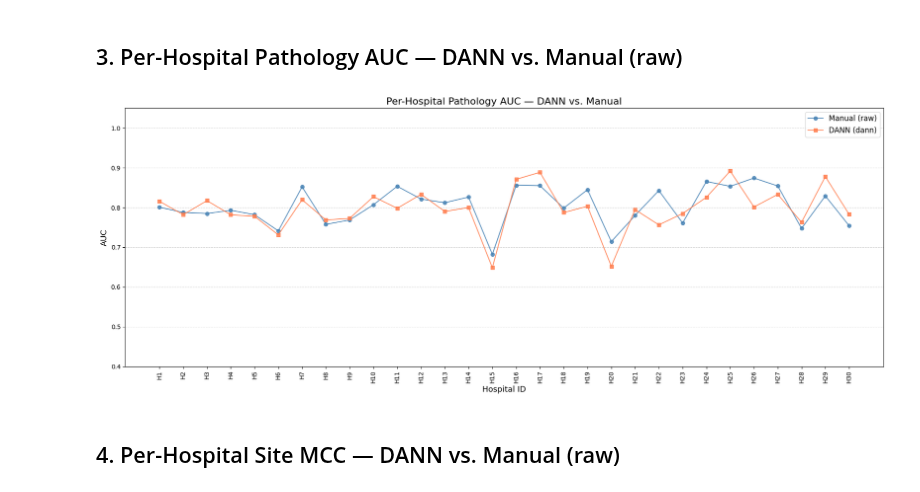
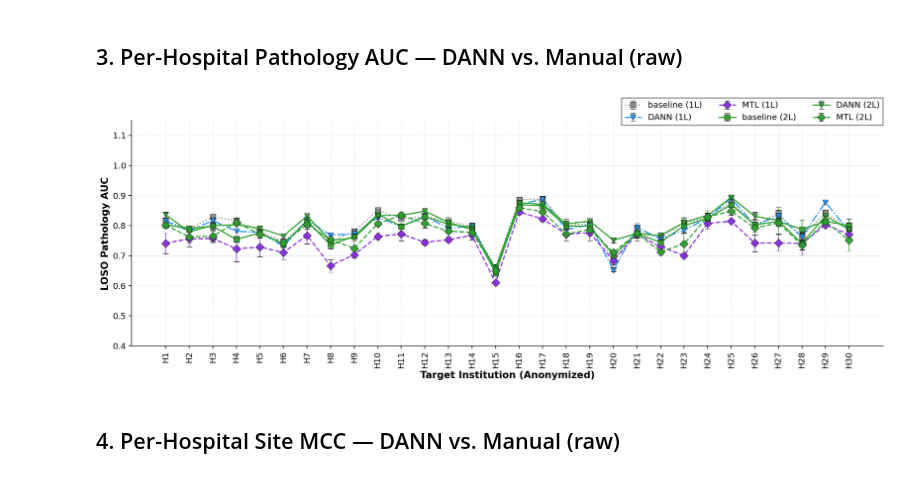
Before and after one commit to chox7/eeg-site-effects, a Jupyter notebook: notebooks/04_dann/01_dann_evaluation.ipynb, the cells around one changed output. Cells and saved outputs as stored; diff of their text form; code cells hidden in the pictures.

```diff
--- a/notebooks/04_dann/01_dann_evaluation.ipynb
+++ b/notebooks/04_dann/01_dann_evaluation.ipynb
@@ -231,43 +275,34 @@ plt.show()
 # %% [markdown]
 ## 3. Per-Hospital Pathology AUC — DANN vs. Manual (raw)
 # %%
+from src.visualization.style import per_hospital_plot_kwargs, legend_kwargs
+
 manual_raw_patho = manual_cb_patho[manual_cb_patho['method'] == 'raw']
+manual_hosp = manual_raw_patho.groupby('hospital')['auc'].mean()
+all_hosp = sorted(manual_hosp.index, key=natural_sort_key)
 
-# Pick the first DANN tag for per-hospital comparison
-dann_tag = dann_patho_raw['tag'].iloc[0] if len(dann_patho_raw) > 0 else None
-dann_sub = dann_patho_raw[dann_patho_raw['tag'] == dann_tag] if dann_tag else dann_patho_raw
+# Each tag uses its OWN style from src.visualization.style.VARIANT_STYLE so the
+# 1-layer (blue/purple) and 2-layer (green) extractors are visually separable.
+fig, ax = plt.subplots(figsize=(16, 6))
+for tag in [t for t in DANN_TAG_ORDER if t in dann_patho_raw['tag'].unique()]:
+    sub = dann_patho_raw[dann_patho_raw['tag'] == tag]
+    agg = sub.groupby('hospital')['auc'].agg(['mean','std']).reindex(all_hosp)
+    ax.errorbar(all_hosp, agg['mean'].values, yerr=agg['std'].values,
+                label=TAG_LABEL.get(tag, tag),
+                **per_hospital_plot_kwargs(tag, error_bars=True))
 
-# Merge on hospital
-manual_hosp = manual_raw_patho.groupby('hospital')['auc'].mean()
-dann_hosp   = dann_sub.groupby('hospital')['auc'].mean()
-
-# Align to common hospitals, naturally sorted
-common = manual_hosp.index.intersection(dann_hosp.index)
-if len(common) == 0:
-    print("No common hospitals found. Check hospital anonymization.")
-    print(f"Manual hospitals: {manual_hosp.index.tolist()[:5]}...")
-    print(f"DANN hospitals: {dann_hosp.index.tolist()[:5]}...")
-else:
-    sorted_hosp = sorted(common, key=natural_sort_key)
-
-    fig, ax = plt.subplots(figsize=(18, 7))
-    ax.plot(sorted_hosp, manual_hosp.loc[sorted_hosp], marker='o', linestyle='-',
-            color='steelblue', label='Manual (raw)', alpha=0.85)
-    ax.plot(sorted_hosp, dann_hosp.loc[sorted_hosp], marker='s', linestyle='-',
-            color='coral', label=f'DANN ({dann_tag})', alpha=0.85)
-
-    ax.set_title('Per-Hospital Pathology AUC — DANN vs. Manual', fontsize=16)
-    ax.set_ylabel('AUC', fontsize=13)
-    ax.set_xlabel('Hospital ID', fontsize=13)
-    ax.tick_params(axis='x', rotation=90)
-    ax.set_ylim(0.4, 1.05)
-    ax.grid(axis='y', linestyle='--', alpha=0.5)
-    ax.legend(fontsize=12)
-    fig.tight_layout()
-    fig.savefig(f'{FIGURES_DIR}/patho_auc_per_hospital_dann_vs_manual.png', dpi=150, bbox_inches='tight')
-    plt.show()
+ax.set_ylabel('LOSO Pathology AUC')
+ax.set_xlabel('Target Institution (Anonymized)')
+ax.tick_params(axis='x', rotation=90)
+ax.set_ylim(0.4, 1.15)
+ax.grid(axis='y', linestyle='--', alpha=0.5)
+ax.legend(**legend_kwargs(ncol=3))
+fig.tight_layout()
+fig.savefig(f'{FIGURES_DIR}/patho_auc_per_hospital_dann_vs_manual.png',
+            dpi=200, bbox_inches='tight')
+plt.show()
 # %% [output]
-[figure, old version]
+[figure, new version]
 # %% [markdown]
 ## 4. Per-Hospital Site MCC — DANN vs. Manual (raw)
 # %%
```
Also changed, not shown: parts of 12 cells of this notebook, 38 other files.
